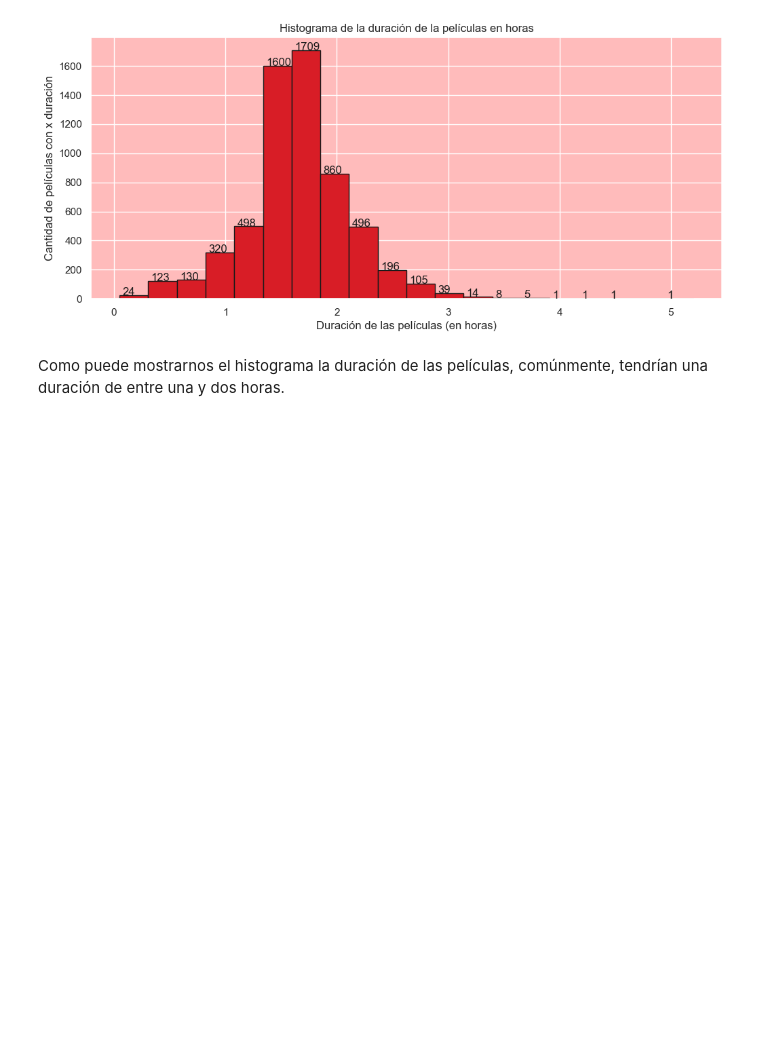
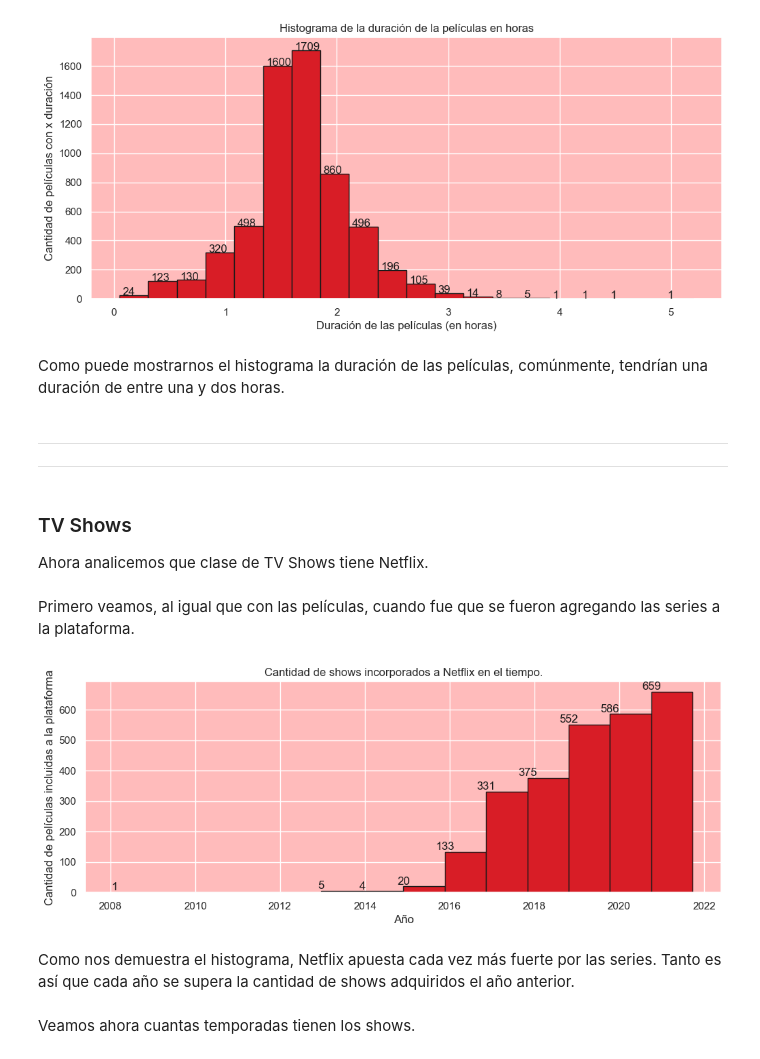
Before and after one commit to Mariagustin-Prg/Netflix-Predictor, a Jupyter notebook: Exploratory_Data_Analysis.ipynb, the cells around one changed output. Drawn from its saved outputs; the diff is of its cells as text; code cells hidden in the pictures; blank space fills up the shorter version.

```diff
--- a/notebook.ipynb
+++ b/Exploratory_Data_Analysis.ipynb
@@ -474,3 +460,36 @@ plt.show()
 [figure]
 # %% [markdown]
 Como puede mostrarnos el histograma la duración de las películas, comúnmente, tendrían una duración de entre una y dos horas.
+# %% [markdown]
+---
+---
+# %% [markdown]
+### TV Shows
+
+Ahora analicemos que clase de TV Shows tiene Netflix.
+# %% [markdown]
+Primero veamos, al igual que con las películas, cuando fue que se fueron agregando las series a la plataforma.
+# %%
+fig, ax = plt.subplots(figsize= (12,4))
+
+ax.set_facecolor("#FFbbbb")
+
+n, bins, patches = ax.hist(shows['fecha_de_inclusion_a_la_plataforma'], bins= 14, color= "#d81d26", edgecolor= 'k')
+
+
+ax.set_title("Cantidad de shows incorporados a Netflix en el tiempo.")
+ax.set_xlabel("Año")
+ax.set_ylabel("Cantidad de películas incluidas a la plataforma")
+
+for i in range(len(patches)):
+    x= patches[i].get_x()
+    y= patches[i].get_height()
+    if y >= 1: ax.text(x, y, str(int(y)), ha= 'center', va= 'bottom', color= 'k')
+
+plt.show()
+# %% [output]
+[figure, added]
+# %% [markdown]
+Como nos demuestra el histograma, Netflix apuesta cada vez más fuerte por las series. Tanto es así que cada año se supera la cantidad de shows adquiridos el año anterior.
+# %% [markdown]
+Veamos ahora cuantas temporadas tienen los shows.
```
Also changed, not shown: parts of 20 cells of this notebook.
